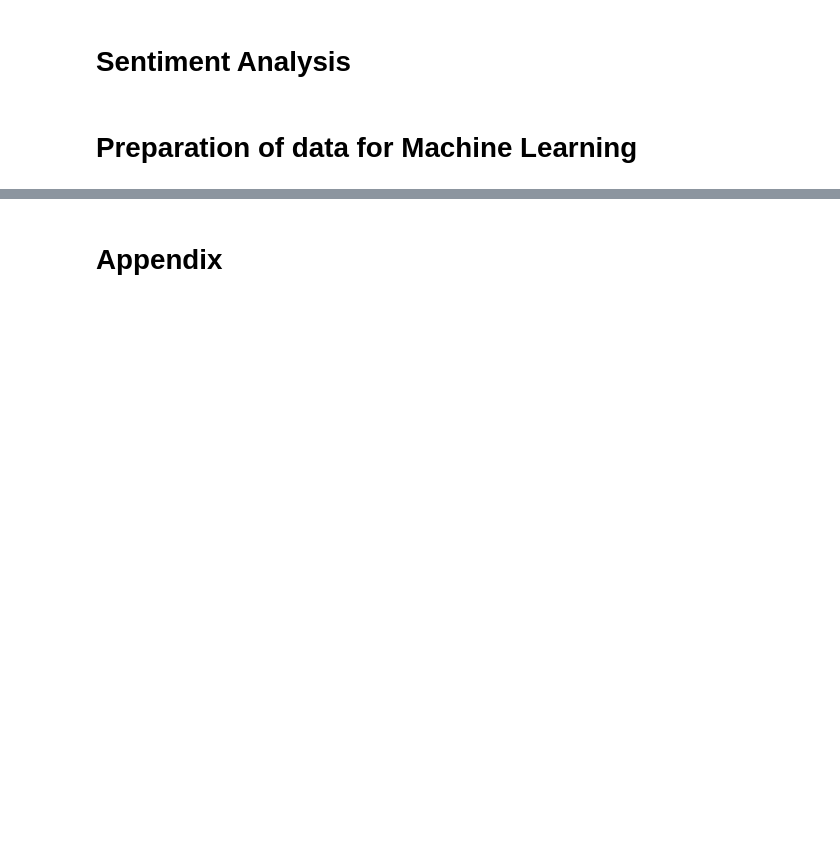
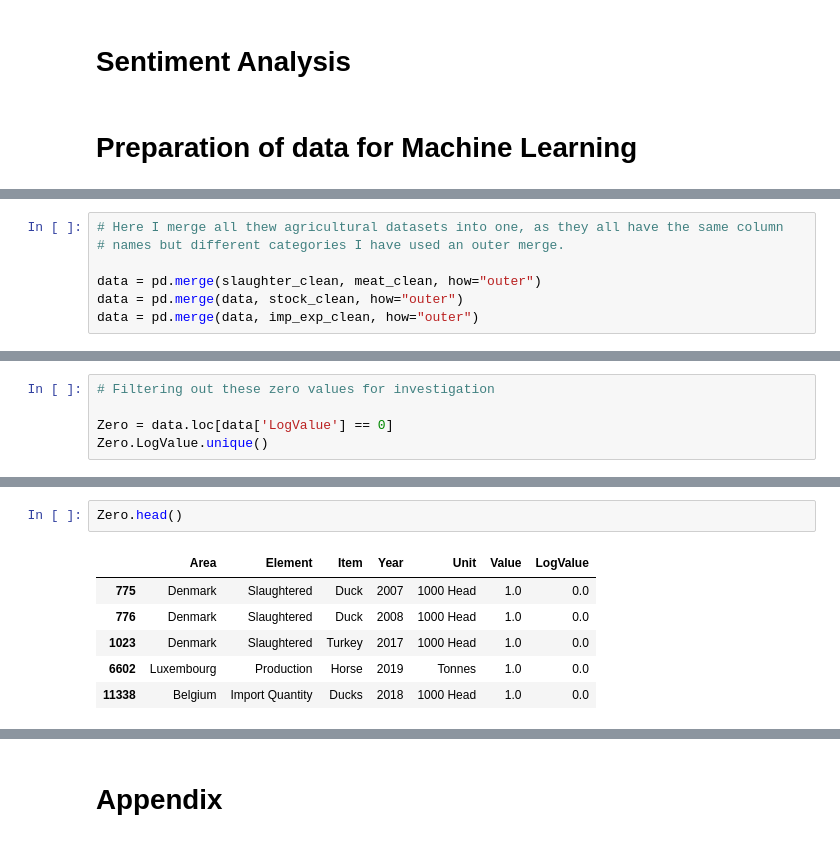
Before and after one commit to Shaun7559/CA2-Semester-1-SS, a Jupyter notebook: Report/Shaun_Smith_CA2_MSc_Data_Analytics.ipynb, the cells around one changed output, grey strips where cells are left out. Drawn from its saved outputs; the diff is of its cells as text; blank space fills up the shorter version.

Commit message:
Dealing with missing values ML
Some values are equal to one, not missing values but going to remove via outlier detection instead of drop

```diff
--- a/Report/Shaun_Smith_CA2_MSc_Data_Analytics.ipynb
+++ b/Report/Shaun_Smith_CA2_MSc_Data_Analytics.ipynb
@@ -1714,0 +1692,7 @@ roundMannwhitneyuResult(statistic=213.0, pvalue=6.110445162237452e-12)
+# %%
+# Here I merge all thew agricultural datasets into one, as they all have the same column
+# names but different categories I have used an outer merge.
+
+data = pd.merge(slaughter_clean, meat_clean, how="outer")
+data = pd.merge(data, stock_clean, how="outer")
+data = pd.merge(data, imp_exp_clean, how="outer")
@@ -1714,0 +1738,5 @@ roundMannwhitneyuResult(statistic=213.0, pvalue=6.110445162237452e-12)
+# %%
+# Filtering out these zero values for investigation
+
+Zero = data.loc[data['LogValue'] == 0]
+Zero.LogValue.unique()
@@ -1714,0 +1761,9 @@ roundMannwhitneyuResult(statistic=213.0, pvalue=6.110445162237452e-12)
+# %%
+Zero.head()
+# %% [output]
+|  | Area | Element | Item | Year | Unit | Value | LogValue |
+| 775 | Denmark | Slaughtered | Duck | 2007 | 1000 Head | 1.0 | 0.0 |
+| 776 | Denmark | Slaughtered | Duck | 2008 | 1000 Head | 1.0 | 0.0 |
+| 1023 | Denmark | Slaughtered | Turkey | 2017 | 1000 Head | 1.0 | 0.0 |
+| 6602 | Luxembourg | Production | Horse | 2019 | Tonnes | 1.0 | 0.0 |
+| 11338 | Belgium | Import Quantity | Ducks | 2018 | 1000 Head | 1.0 | 0.0 |
```
Also changed, not shown: parts of 40 cells of this notebook.
